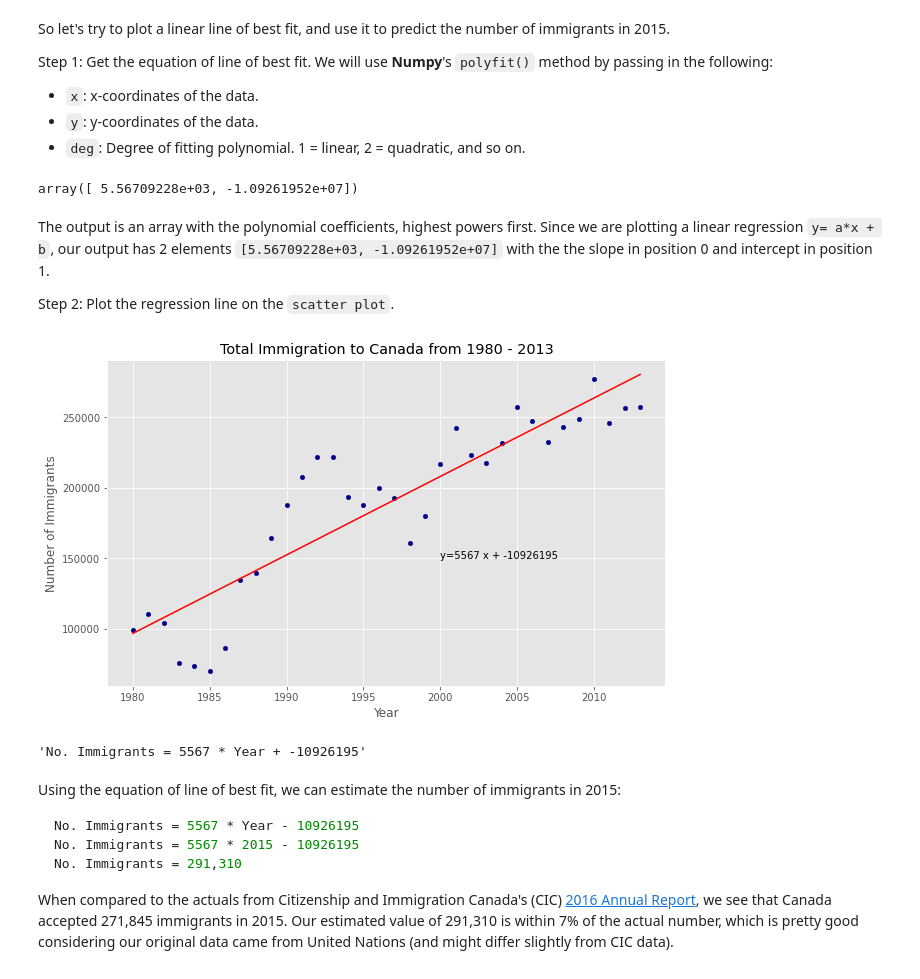
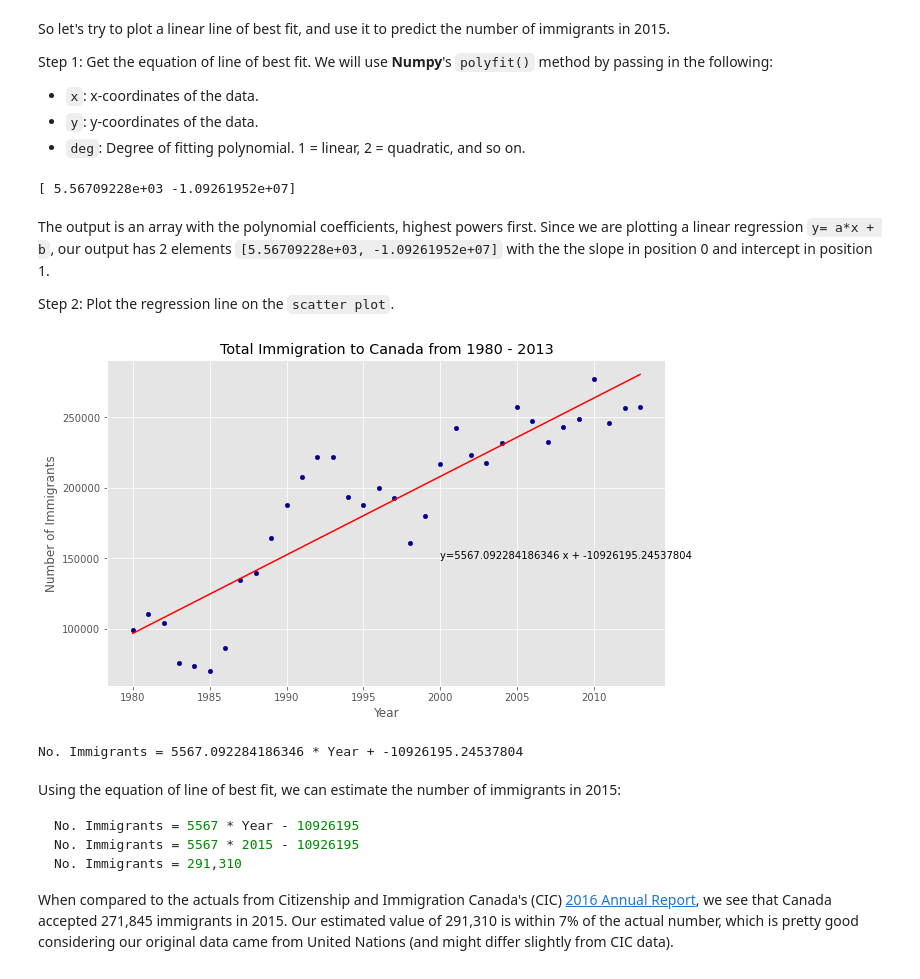
Before and after one commit to sazk07/IBM-Data-Science, a Jupyter notebook: Data Visualization with Python/DV0101EN-2-3-1-Pie-Charts-Box-Plots-Scatter-Plots-and-Bubble-Plots.ipynb, the cells around one changed output. Drawn from its saved outputs; the diff is of its cells as text; code cells hidden in the pictures.

````diff
--- a/Data Visualization with Python/DV0101EN-2-3-1-Pie-Charts-Box-Plots-Scatter-Plots-and-Bubble-Plots.ipynb
+++ b/Data Visualization with Python/DV0101EN-2-3-1-Pie-Charts-Box-Plots-Scatter-Plots-and-Bubble-Plots.ipynb
@@ -75,23 +87,21 @@ print(df_can.shape)
 Clean up data. We will make some modifications to the original dataset to make it easier to create our visualizations. Refer to *Introduction to Matplotlib and Line Plots* and *Area Plots, Histograms, and Bar Plots* for a detailed description of this preprocessing.
 # %%
 # clean up the dataset to remove unnecessary columns (eg. REG)
-df_can.drop(['AREA', 'REG', 'DEV', 'Type', 'Coverage'], axis=1, inplace=True)
-
+df_can.drop(["AREA", "REG", "DEV", "Type", "Coverage"], axis=1, inplace=True)
 # let's rename the columns so that they make sense
-df_can.rename(columns={'OdName':'Country', 'AreaName':'Continent','RegName':'Region'}, inplace=True)
-
+df_can.rename(
+    columns={"OdName": "Country", "AreaName": "Continent", "RegName": "Region"},
+    inplace=True,
+)
 # for sake of consistency, let's also make all column labels of type string
 df_can.columns = list(map(str, df_can.columns))
-
 # set the country name as index - useful for quickly looking up countries using .loc method
-df_can.set_index('Country', inplace=True)
-
+df_can.set_index("Country", inplace=True)
 # add total column
-df_can['Total'] = df_can.sum(axis=1)
-
+df_can["Total"] = df_can.sum(axis=1)
 # years that we will be using in this lesson - useful for plotting later on
 years = list(map(str, range(1980, 2014)))
-print('data dimensions:', df_can.shape)
+print("data dimensions:", df_can.shape)
 # %% [output]
 data dimensions: (195, 38)
 # %% [markdown]
@@ -662,35 +657,30 @@ Step 1: Get the equation of line of best fit. We will use **Numpy**'s `polyfit()
 - `y`: y-coordinates of the data.
 - `deg`: Degree of fitting polynomial. 1 = linear, 2 = quadratic, and so on.
 # %%
-x = df_tot['year']      # year on x-axis
-y = df_tot['total']     # total on y-axis
+x = df_tot["year"]  # year on x-axis
+y = df_tot["total"]  # total on y-axis
 fit = np.polyfit(x, y, deg=1)
-
-fit
+print(fit)
 # %% [output]
-array([ 5.56709228e+03, -1.09261952e+07])
+[ 5.56709228e+03 -1.09261952e+07]
 # %% [markdown]
 The output is an array with the polynomial coefficients, highest powers first. Since we are plotting a linear regression `y= a*x + b`, our output has 2 elements `[5.56709228e+03, -1.09261952e+07]` with the the slope in position 0 and intercept in position 1.
 
 Step 2: Plot the regression line on the `scatter plot`.
 # %%
-df_tot.plot(kind='scatter', x='year', y='total', figsize=(10, 6), color='darkblue')
-
-plt.title('Total Immigration to Canada from 1980 - 2013')
-plt.xlabel('Year')
-plt.ylabel('Number of Immigrants')
-
+df_tot.plot(kind="scatter", x="year", y="total", figsize=(10, 6), color="darkblue")
+plt.title("Total Immigration to Canada from 1980 - 2013")
+plt.xlabel("Year")
+plt.ylabel("Number of Immigrants")
 # plot line of best fit
-plt.plot(x, fit[0] * x + fit[1], color='red') # recall that x is the Years
-plt.annotate('y={0:.0f} x + {1:.0f}'.format(fit[0], fit[1]), xy=(2000, 150000))
-
+plt.plot(x, fit[0] * x + fit[1], color="red")  # recall that x is the Years
+plt.annotate(f"y={fit[0]} x + {fit[1]}", xy=(2000, 150000))
 plt.show()
-
 # print out the line of best fit
-'No. Immigrants = {0:.0f} * Year + {1:.0f}'.format(fit[0], fit[1])
+print(f"No. Immigrants = {fit[0]} * Year + {fit[1]}")
 # %% [output]
-[figure, old version]
+[figure, new version]
-'No. Immigrants = 5567 * Year + -10926195'
+No. Immigrants = 5567.092284186346 * Year + -10926195.24537804
 # %% [markdown]
 Using the equation of line of best fit, we can estimate the number of immigrants in 2015:
 ```python
````
Also changed, not shown: parts of 32 cells of this notebook.
